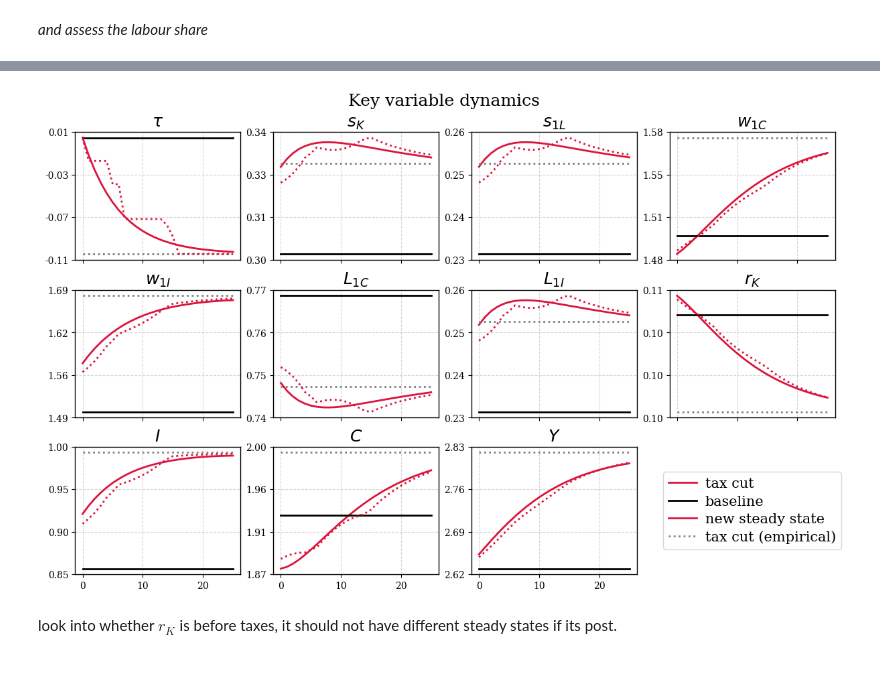
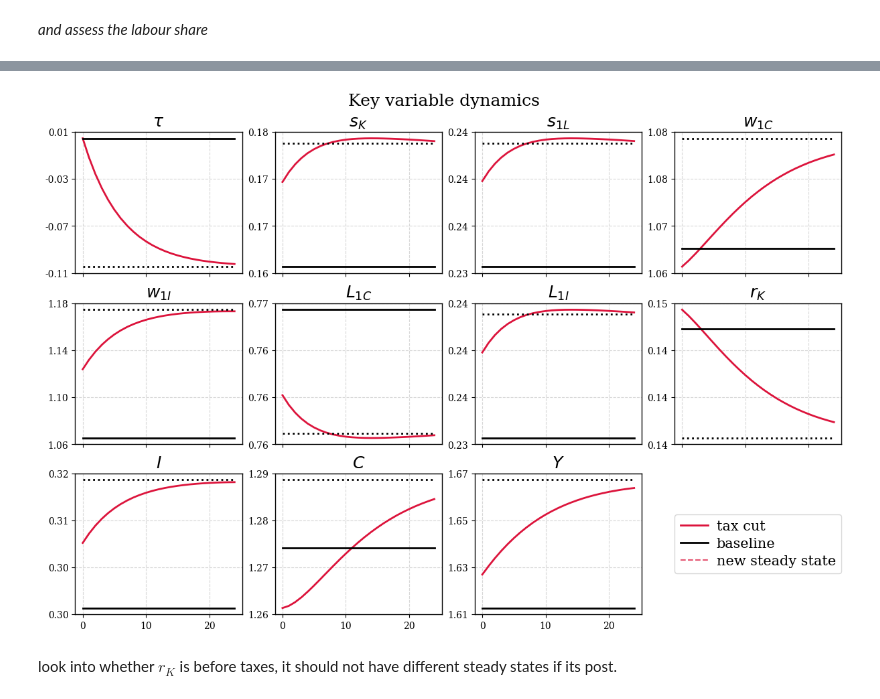
Before and after one commit to cfn368/ba_capinc, a Jupyter notebook: 3_perm_sim.ipynb, the cells around one changed output, grey strips where cells are left out. Saved outputs shown, nothing was run; the diff lists cells and outputs as text; code cells hidden in the pictures; blank space fills up the shorter version.

Commit message:
formatting figures

```diff
--- a/3_perm_sim.ipynb
+++ b/3_perm_sim.ipynb
@@ -210,102 +202,68 @@ plt.show()
 # %%
-sl = slice(0, T + 1)
+T_plot = 25
+h = np.arange(T_plot)
 
 def trunc_pack(sim, ls):
     S = {**sim, **ls}
-    out = {}
-    for k, v in S.items():
-        a = np.asarray(v)
-        out[k] = a[sl] if a.ndim >= 1 and len(a) >= (T + 1) else v
-    return out
+    return {k: np.asarray(v) for k, v in S.items()}
 
 S1 = trunc_pack(sim1, ls1)
 S2 = trunc_pack(sim2, ls2)
 S3 = trunc_pack(sim3, ls3)
-S4 = trunc_pack(sim4, ls4)
 
 keys = [
     "tau",
-    # "pI","q","K",
     "sK","s1","s2",
     "w1C","w2C","w1I","w2I",
     "L1C","L2C","L1I","L2I",
     "rC_gross","I","C","Y"
 ]
-
-# keep only keys that exist in all three
-keys = [k for k in keys if (k in S1) and (k in S2) and (k in S3) and (k in S4)]
-
-T = min(
-    len(np.asarray(S1[keys[0]])),
-    len(np.asarray(S2[keys[0]])),
-    len(np.asarray(S3[keys[0]])),
-    len(np.asarray(S4[keys[0]]))
-)
-h = np.arange(T)
+keys = [k for k in keys if k in S1 and k in S2]
 
 ncols = 4
 nrows = math.ceil(len(keys) / ncols)
 
 fig, axes = plt.subplots(
     nrows, ncols,
-    figsize=(12, 2.5*nrows),
+    figsize=(12, 2.7*nrows),
     sharex=True,
     constrained_layout=True
 )
 axes = np.atleast_1d(axes).ravel()
 fig.suptitle('Key variable dynamics')
 
 for i, k in enumerate(keys):
     ax = axes[i]
-    ax.plot(h, np.asarray(S1[k])[:T], lw=2, color="crimson",  ls='-')
-    ax.plot(h, np.asarray(S2[k])[:T], lw=2, color="k"       , ls='-')
-    ax.plot(h, np.asarray(S3[k])[:T], lw=2, color="gray"    , ls=':')
-    ax.plot(h, np.asarray(S4[k])[:T], lw=2, color="crimson" , ls=':')
+    y1 = S1[k][:T_plot]
+    y2 = S2[k][:T_plot]
+    y3 = S3[k][:T_plot]
+    ax.plot(h, y1, lw=2, color="crimson")
+    ax.plot(h, y2, lw=2, color="k")
+    ax.plot(h, y3, lw=2, color="k", ls=":")
+    ax.plot()
+
     ax.set_title(var_groups.model_var.get(k, k))
     ax.grid(True, which="both", linestyle="--", alpha=0.5)
-
-for ax in axes:
     ax.yaxis.set_major_locator(mticker.LinearLocator(4))
     ax.yaxis.set_minor_locator(mticker.NullLocator())
     ax.yaxis.set_major_formatter(mticker.FormatStrFormatter('%.2f'))
     ax.tick_params(axis="y", labelsize=10)
-    ax.tick_params(axis="x", labelsize=10)
+    ax.tick_params(axis="x", labelsize=12)
 
-
-# hide any unused panels
 for j in range(len(keys), len(axes)):
     axes[j].set_axis_off()
 
-# one legend for the whole figure
-axes[0].plot([], [], lw=2, color="crimson", label="tax cut")
-axes[0].plot([], [], lw=2, color="k", label="baseline")
-axes[0].plot([], [], lw=2, color="gray", label="new steady state")
-axes[0].plot([], [], lw=2, color="crimson", label="tax cut (empirical)")
-
-first_empty = len(keys)
-
-# 2) turn all unused axes off
-for j in range(first_empty, len(axes)):
-    axes[j].set_axis_off()
-
-# 3) use the first empty one to host the legend
-if first_empty < len(axes):
-    ax_leg = axes[first_empty]
+if len(keys) < len(axes):
+    ax_leg = axes[len(keys)]
     ax_leg.set_axis_off()
-
-    # proxy handles (clean + independent of what's plotted)
-    h1 = plt.Line2D([0], [0], color="crimson"   , ls='-',  lw=2)
-    h2 = plt.Line2D([0], [0], color="k"         , ls='-',  lw=2)
-    h3 = plt.Line2D([0], [0], color="crimson"   , ls='-',  lw=2)
-    h4 = plt.Line2D([0], [0], color="gray"      , ls=':',  lw=2)
-
-    ax_leg.legend(
-        [h1, h2, h3, h4],
-        ["tax cut", "baseline", 'new steady state', 'tax cut (empirical)'],
-        loc="center", frameon=True)
+    h1 = plt.Line2D([0], [0], color="crimson", lw=2)
+    h2 = plt.Line2D([0], [0], color="k",       lw=2)
+    h3 = plt.Line2D([0], [0], color="crimson", lw=1.5, ls="--", alpha=0.7)
+    ax_leg.legend([h1, h2, h3], ["tax cut", "baseline", "new steady state"],
+                loc="center", frameon=True)
 
 plt.show()
 # %% [output]
-[figure, old version]
+[figure, new version]
 # %% [markdown]
 look into whether $r_K$ is before taxes, it should not have different steady states if its post.
```
Also changed, not shown: parts of 7 cells of this notebook, 11 other files.
